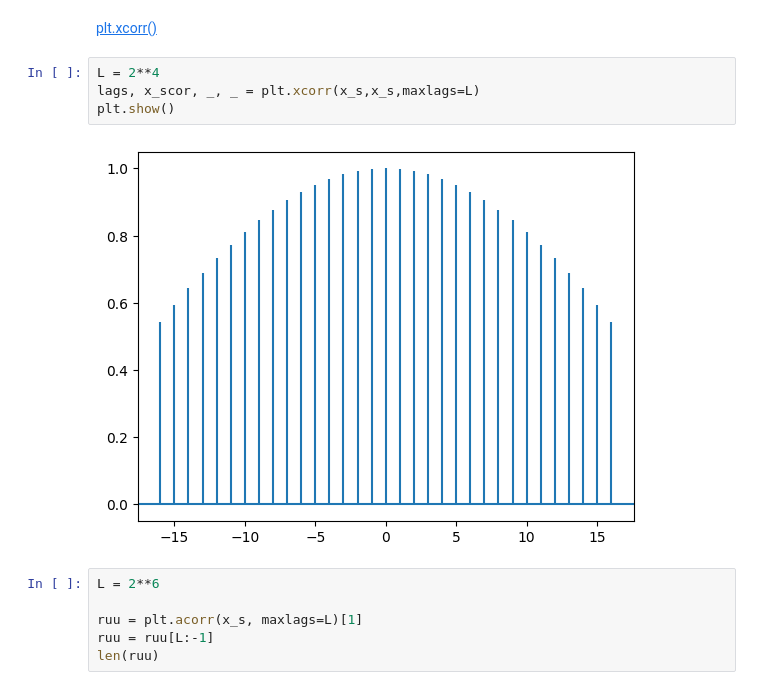
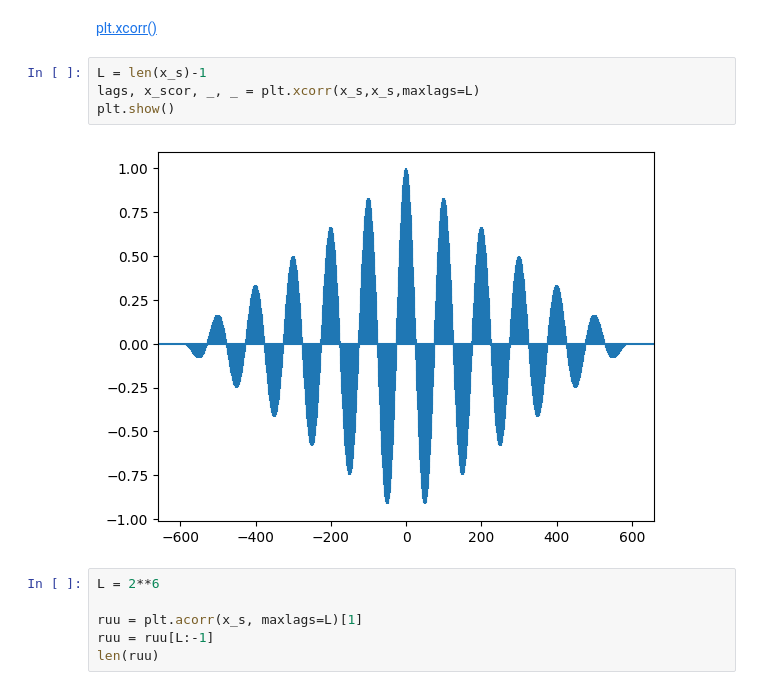
Before and after one commit to Juangonz952/PSIB, a Jupyter notebook: Filtros Optimos y AR/07_Filtros_óptimos_y_modelo_AR_PSIB2024Q1.ipynb, the cells around one changed output. Cells and saved outputs as stored; diff of their text form.

```diff
--- a/Filtros Optimos y AR/07_Filtros_óptimos_y_modelo_AR_PSIB2024Q1.ipynb
+++ b/Filtros Optimos y AR/07_Filtros_óptimos_y_modelo_AR_PSIB2024Q1.ipynb
@@ -223,11 +228,11 @@ plt.show()
 # %% [markdown]
 [plt.xcorr()](https://matplotlib.org/stable/api/_as_gen/matplotlib.pyplot.xcorr.html)
 # %%
-L = 2**4
+L = len(x_s)-1
 lags, x_scor, _, _ = plt.xcorr(x_s,x_s,maxlags=L)
 plt.show()
 # %% [output]
-[figure, old version]
+[figure, new version]
 # %%
 L = 2**6
 
```
Also changed, not shown: parts of 26 cells of this notebook, 5 other files.
